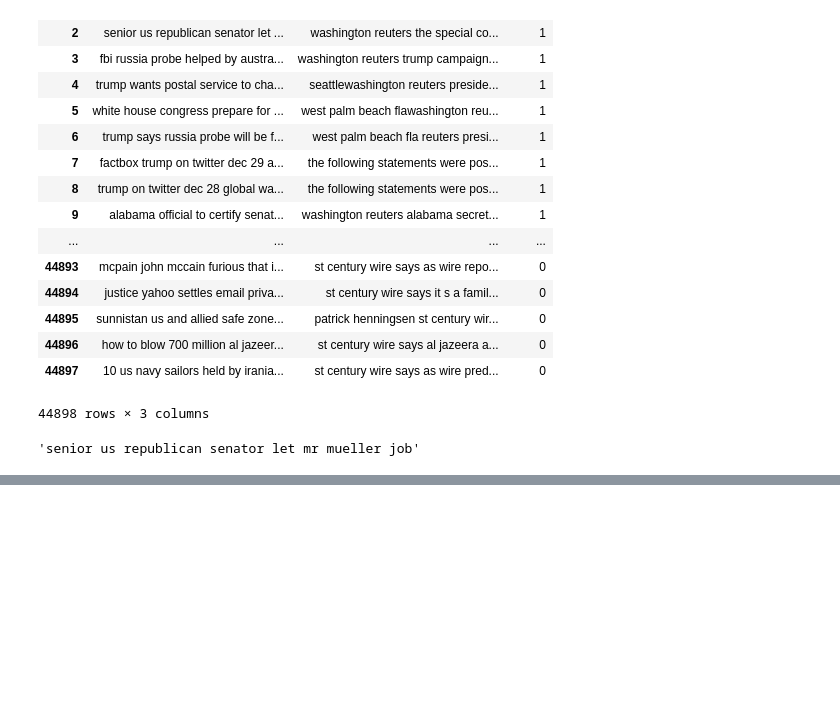
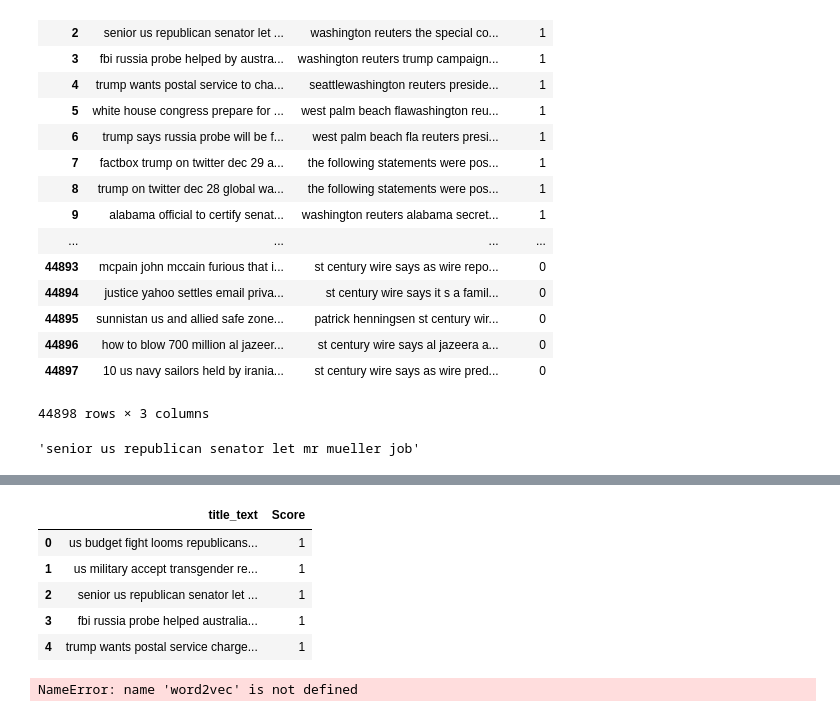
Before and after one commit to LiamCafffrey/FakeNews, a Jupyter notebook: notebooks/Untitled.ipynb, the cells around one changed output, grey strips where cells are left out. Drawn from its saved outputs; the diff is of its cells as text; code cells hidden in the pictures; blank space fills up the shorter version.

```diff
--- a/notebooks/Untitled.ipynb
+++ b/notebooks/Untitled.ipynb
@@ -277,6 +279,7 @@ from nltk.corpus import stopwords
 
 stop_words = set(stopwords.words('english'))
 data['title'] = data['title'].apply(lambda x: ' '.join([word for word in x.split() if word not in (stop_words)]))
+data['text'] = data['text'].apply(lambda x: ' '.join([word for word in x.split() if word not in (stop_words)]))
 # %%
 data['title'][2]
 # %% [output]
@@ -283,0 +375,34 @@ data['title'][2]
+# %%
+stop_words =['reuters']
+pat = '|'.join(r"\b{}\b".format(x) for x in stop_words)
+data['text'] = data['text'].str.replace(pat, '')
+#data['text']
+# %%
+data_concat = data.copy()
+data_concat['title_text'] = data['title'] + data['text']
+data_concat.drop(columns = ['title', 'text'], inplace = True)
+data_concat = data_concat[['title_text', 'Score']]
+data_concat.head()
+# %% [output]
+|  | title_text | Score |
+| 0 | us budget fight looms republicans... | 1 |
+| 1 | us military accept transgender re... | 1 |
+| 2 | senior us republican senator let ... | 1 |
+| 3 | fbi russia probe helped australia... | 1 |
+| 4 | trump wants postal service charge... | 1 |
+# %%
+from gensim.models import Word2Vec
+
+example = ['this', 'movie', 'is', 'probably', 'the', 'worst', 'action', 'movie', 'ever']
+
+def embed_sentence(word2vec, sentence):
+    embedded_sentence = []
+    for word in sentence:
+        if word in word2vec.wv:
+            embedded_sentence.append(word2vec.wv[word])
+
+    return np.array(embedded_sentence)
+
+embedded_sentence = embed_sentence(word2vec, example)
+# %% [output]
+NameError: name 'word2vec' is not defined
```
Also changed, not shown: parts of 9 cells of this notebook.
